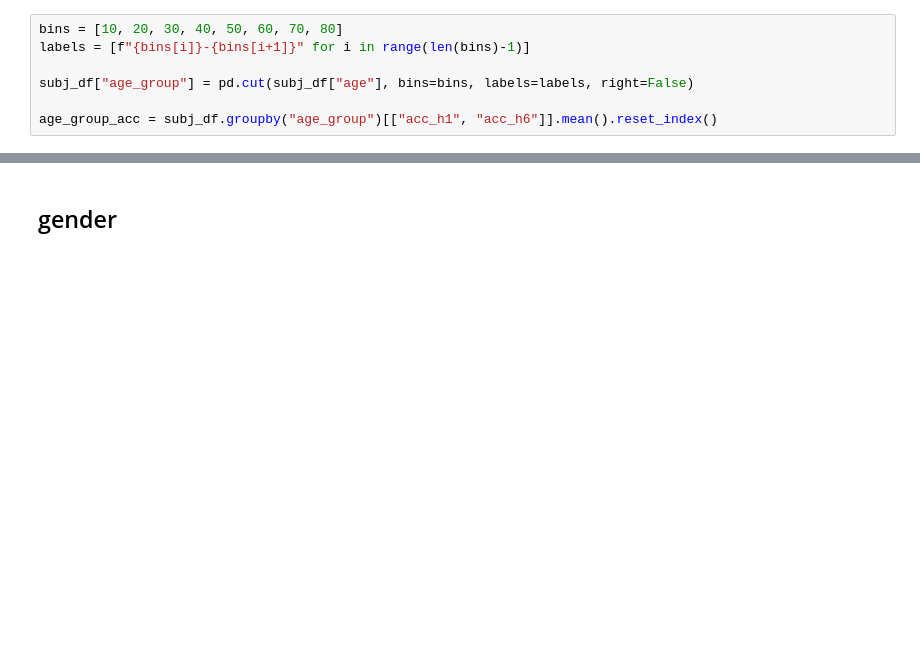
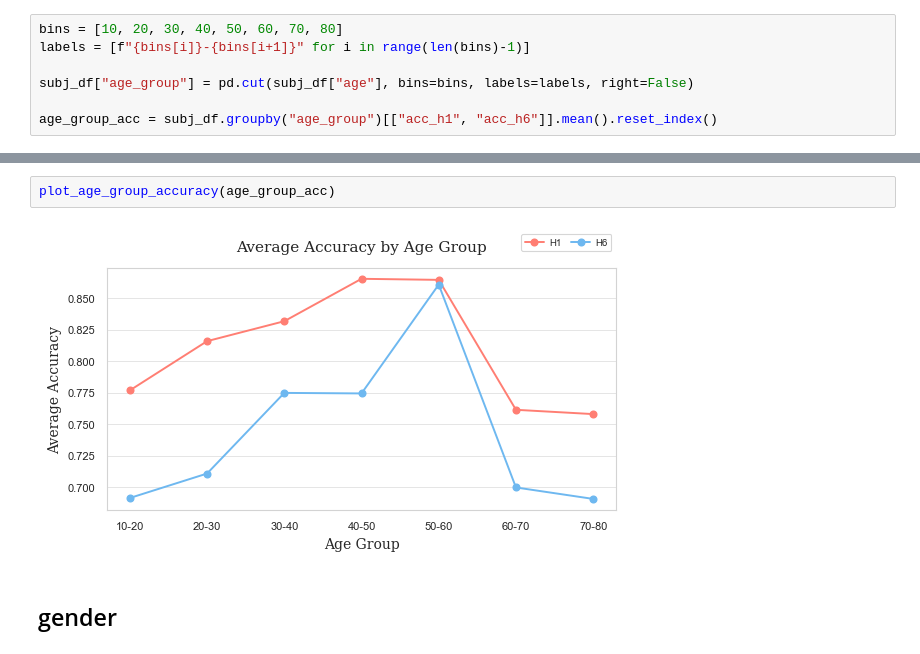
Before and after one commit to althealuo/Horizon, a Jupyter notebook: Horizon_individual_diff.ipynb, the cells around one changed output, grey strips where cells are left out. Saved outputs shown, nothing was run; the diff lists cells and outputs as text; blank space fills up the shorter version.

```diff
--- a/Horizon_individual_diff.ipynb
+++ b/Horizon_individual_diff.ipynb
@@ -354,3 +430,7 @@ plt.show()
+# %%
+plot_age_group_accuracy(age_group_acc)
+# %% [output]
+[figure, added]
 # %% [markdown]
 ## gender
 # %%
```
Also changed, not shown: parts of 7 cells of this notebook, 16 other files.
